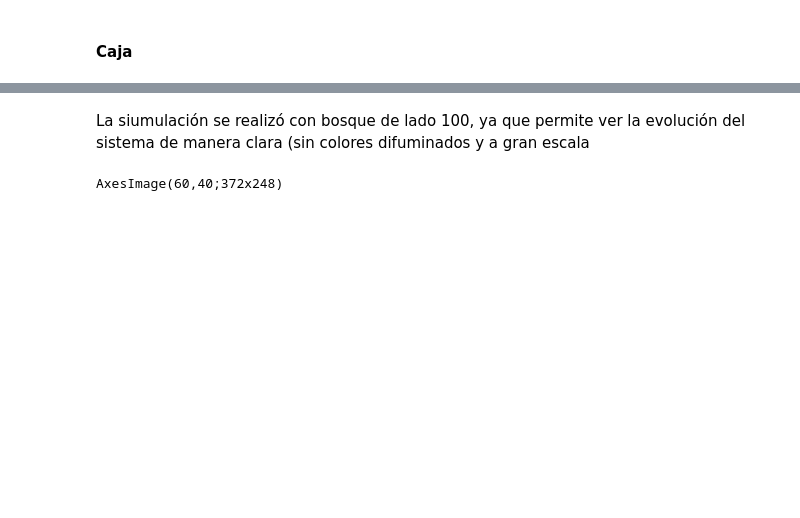
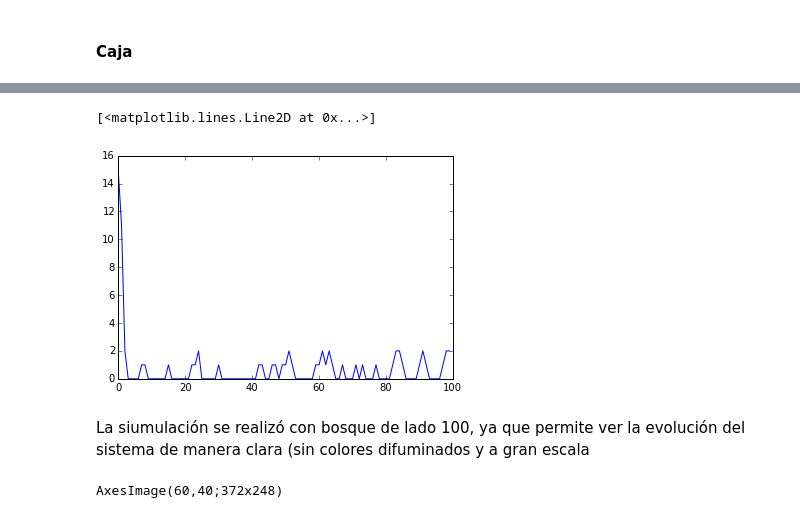
Before and after one commit to LoreMD/proyectoMateCompu, a Jupyter notebook: casiFinal.ipynb, the cells around one changed output, grey strips where cells are left out. Drawn from its saved outputs; the diff is of its cells as text; code cells hidden in the pictures; blank space fills up the shorter version.

```diff
--- a/casiFinal.ipynb
+++ b/casiFinal.ipynb
@@ -325,0 +467,5 @@ HACER GRÁFICA!!!
+# %%
+pa2=PilaArena2(10+2)
+pa2.crea()
+pa2.startRandom()
+pa2.toString()
@@ -326,3 +497,10 @@ HACER GRÁFICA!!!
+# %%
+X=pa2.inestablesEnTiempo[:,0]
+Y=pa2.inestablesEnTiempo[:,1]
+plt.plot(X,Y)
+# %% [output]
+[<matplotlib.lines.Line2D at 0x...>]
+[figure, added]
 # %%
 class Bosque():
     def __init__(self,L,f,p):
```
Also changed, not shown: parts of 26 cells of this notebook.
